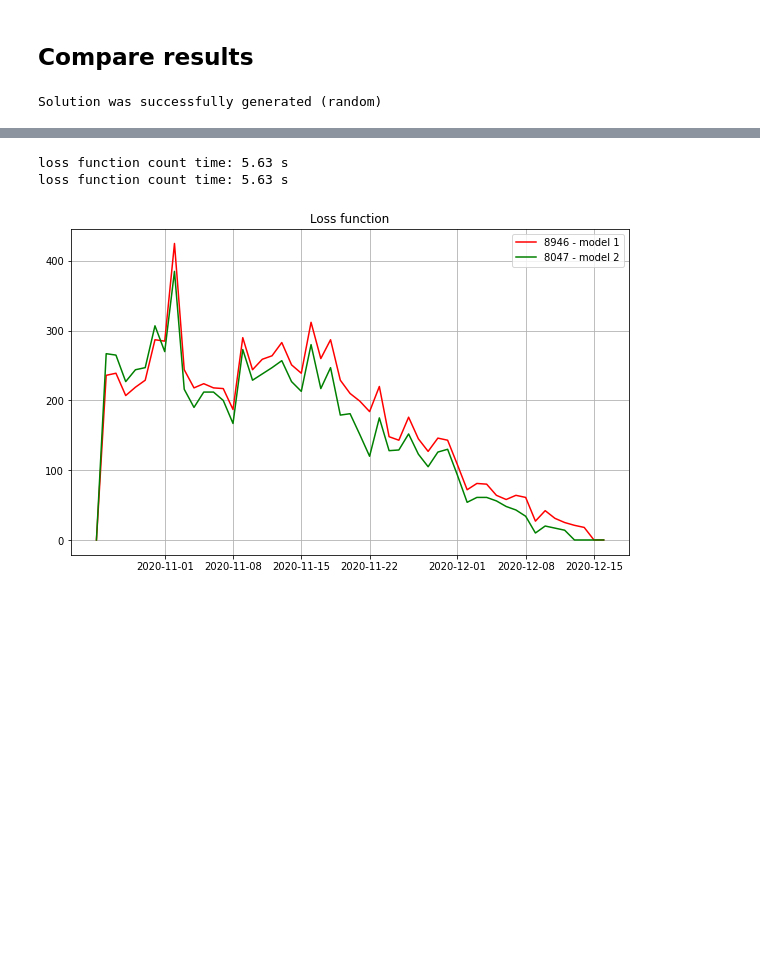
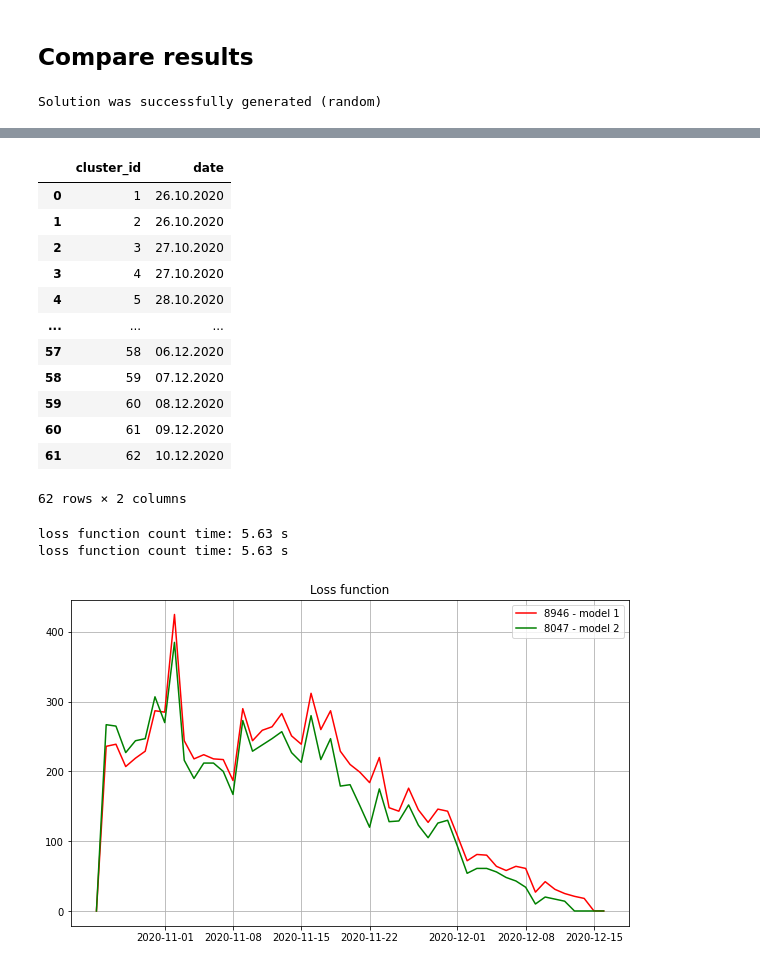
Before and after one commit to RevoltBI/Sportisimo-stehovani-skladu, a Jupyter notebook: final_sheet.ipynb, the cells around one changed output, grey strips where cells are left out. Saved outputs shown, nothing was run; the diff lists cells and outputs as text; code cells hidden in the pictures; blank space fills up the shorter version.

Commit message:
minot changes, added output function to provide transportaion schedule

```diff
--- a/final_sheet.ipynb
+++ b/final_sheet.ipynb
@@ -976,23 +974,3 @@ solution_1 = generate_random_solution(volumes_original, transports_total_number)
 solution_1 = solution_1.rename(columns={'Product_SK': 'Product_ID'})
 # %% [output]
 Solution was successfully generated (random)
-# %%
-print("\n ------------------------------------------------------------------------------------------- \n")
-start_date = '26-10-2020'
-transport_size = np.ones((45,), dtype=int)
-for i in range(0,17):
-    transport_size[i] = 2
-for i in range(17,45):
-    transport_size[i] = 1
-compare_two_models_4(solution_1,df_results,start_date,transport_size, transport_size)
-
-# transport_size2 = np.ones((31,), dtype=int)
-# for i in range(0,31):
-#     transport_size2[i] = 2
-# transport_size2 = transport_size2[:29]
-# transport_size2[0] = 3
-# transport_size2[1] = 3
-# transport_size2[2] = 3
-# transport_size2[3] = 3
-
-# compare_two_models_4(solution_1,df_results,start_date,transport_size2, transport_size2)
@@ -1011,0 +977,6 @@ loss function count time: 5.72 s
+# %%
+start_date = '26-10-2020'
+transport_size = np.ones((40,), dtype=int)
+for i in range(0,22):
+    transport_size[i] = 2
+time_sequence = create_time_sequence(start_date, len(transport_size))
@@ -1011,0 +1014,26 @@ loss function count time: 5.72 s
+# %%
+kamion_id = 0
+kamion_output = []
+for i in range(0, len(transport_size)):
+    number_of_trucks_in_day = transport_size[i]
+    for _ in range(0,number_of_trucks_in_day):
+        kamion_output.append([kamion_id+1,time_sequence[i].strftime("%d.%m.%Y")])
+        kamion_id += 1
+# %%
+kamion_output = pd.DataFrame(kamion_output, columns=['cluster_id','date'])
+# %%
+kamion_output
+# %% [output]
+|  | cluster_id | date |
+| 0 | 1 | 26.10.2020 |
+| 1 | 2 | 26.10.2020 |
+| 2 | 3 | 27.10.2020 |
+| 3 | 4 | 27.10.2020 |
+| 4 | 5 | 28.10.2020 |
+| ... | ... | ... |
+| 57 | 58 | 06.12.2020 |
+| 58 | 59 | 07.12.2020 |
+| 59 | 60 | 08.12.2020 |
+| 60 | 61 | 09.12.2020 |
+| 61 | 62 | 10.12.2020 |
+62 rows × 2 columns
```
Also changed, not shown: parts of 6 cells of this notebook.
